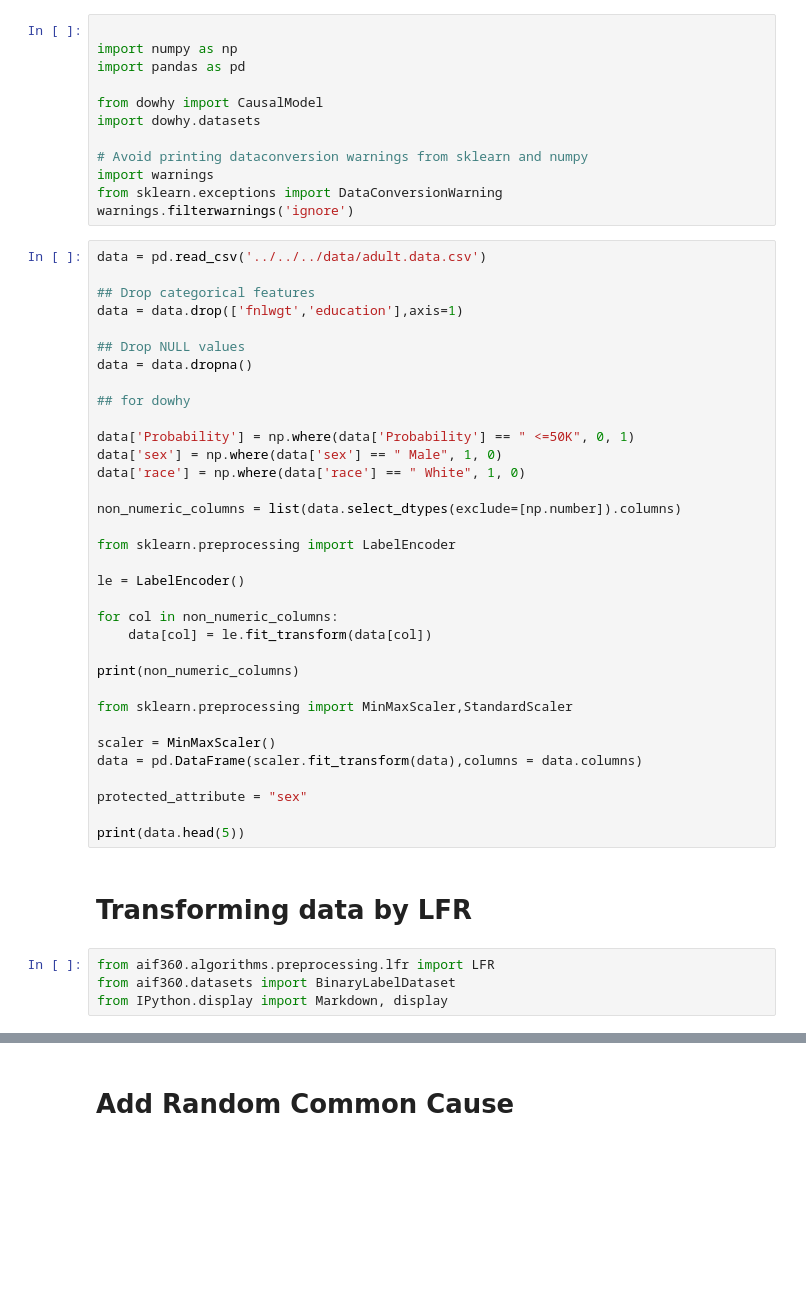
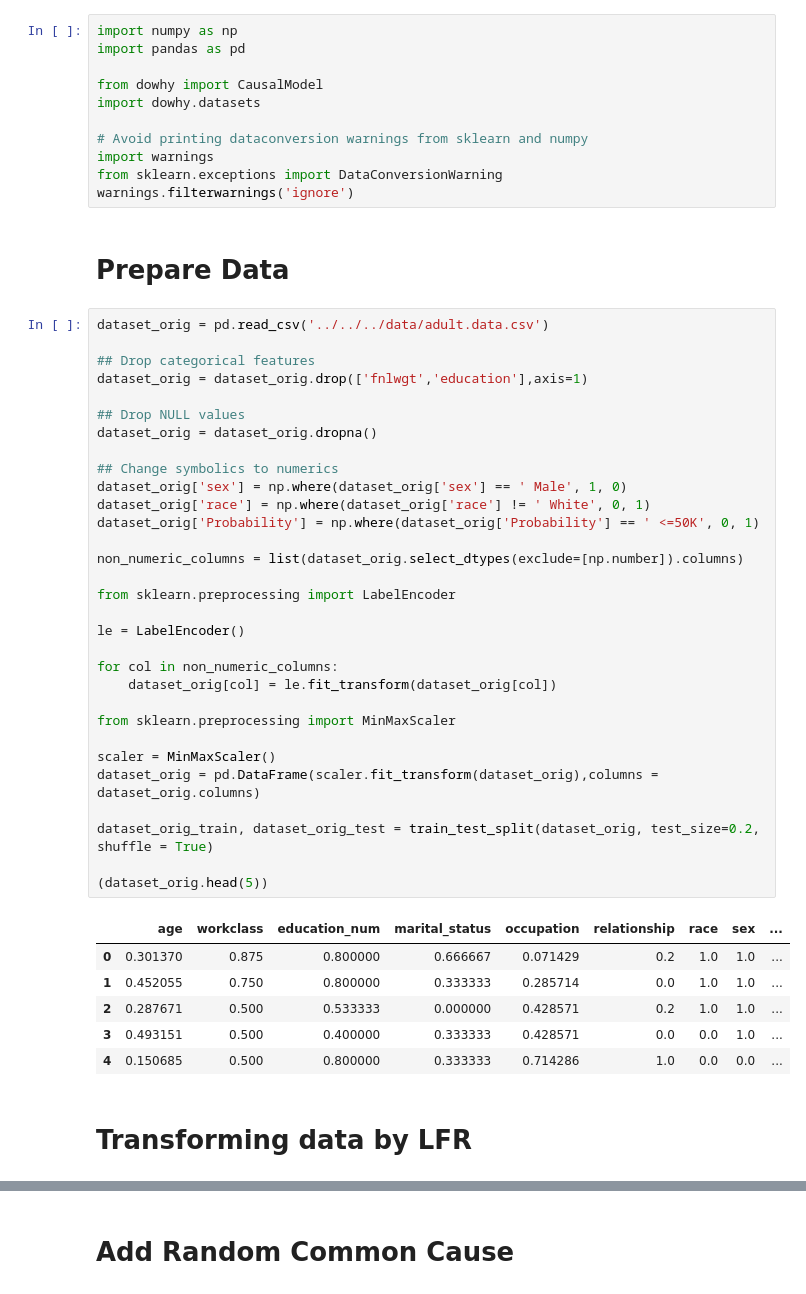
Before and after one commit to anonymous12138/Causality-Testing, a Jupyter notebook: src/dowhy/LFR/Adult-Sex.ipynb, the cells around one changed output, grey strips where cells are left out. Drawn from its saved outputs; the diff is of its cells as text; blank space fills up the shorter version.

```diff
--- a/src/dowhy/LFR/Adult-Sex.ipynb
+++ b/src/dowhy/LFR/Adult-Sex.ipynb
@@ -1,5 +1,4 @@
 # %%
-
 import numpy as np
 import pandas as pd
 
@@ -10,43 +9,45 @@ import dowhy.datasets
 import warnings
 from sklearn.exceptions import DataConversionWarning
 warnings.filterwarnings('ignore')
+# %% [markdown]
+# Prepare Data
 # %%
-data = pd.read_csv('../../../data/adult.data.csv')
+dataset_orig = pd.read_csv('../../../data/adult.data.csv')
 
 ## Drop categorical features
-data = data.drop(['fnlwgt','education'],axis=1)
+dataset_orig = dataset_orig.drop(['fnlwgt','education'],axis=1)
 
 ## Drop NULL values
-data = data.dropna()
+dataset_orig = dataset_orig.dropna()
 
-## for dowhy
+## Change symbolics to numerics
+dataset_orig['sex'] = np.where(dataset_orig['sex'] == ' Male', 1, 0)
+dataset_orig['race'] = np.where(dataset_orig['race'] != ' White', 0, 1)
+dataset_orig['Probability'] = np.where(dataset_orig['Probability'] == ' <=50K', 0, 1)
 
-data['Probability'] = np.where(data['Probability'] == " <=50K", 0, 1)
-data['sex'] = np.where(data['sex'] == " Male", 1, 0)
-data['race'] = np.where(data['race'] == " White", 1, 0)
-
-non_numeric_columns = list(data.select_dtypes(exclude=[np.number]).columns)
+non_numeric_columns = list(dataset_orig.select_dtypes(exclude=[np.number]).columns)
 
 from sklearn.preprocessing import LabelEncoder
 
 le = LabelEncoder()
 
 for col in non_numeric_columns:
-    data[col] = le.fit_transform(data[col])
+    dataset_orig[col] = le.fit_transform(dataset_orig[col])
 
-print(non_numeric_columns)
-
-from sklearn.preprocessing import MinMaxScaler,StandardScaler
+from sklearn.preprocessing import MinMaxScaler
 
 scaler = MinMaxScaler()
-data = pd.DataFrame(scaler.fit_transform(data),columns = data.columns)
+dataset_orig = pd.DataFrame(scaler.fit_transform(dataset_orig),columns = dataset_orig.columns)
 
-protected_attribute = "sex"
+dataset_orig_train, dataset_orig_test = train_test_split(dataset_orig, test_size=0.2, shuffle = True)
 
-print(data.head(5))
+(dataset_orig.head(5))
+# %% [output]
+|  | age | workclass | education_num | marital_status | occupation | relationship | race | sex | ... |
+| 0 | 0.301370 | 0.875 | 0.800000 | 0.666667 | 0.071429 | 0.2 | 1.0 | 1.0 | ... |
+| 1 | 0.452055 | 0.750 | 0.800000 | 0.333333 | 0.285714 | 0.0 | 1.0 | 1.0 | ... |
+| 2 | 0.287671 | 0.500 | 0.533333 | 0.000000 | 0.428571 | 0.2 | 1.0 | 1.0 | ... |
+| 3 | 0.493151 | 0.500 | 0.400000 | 0.333333 | 0.428571 | 0.0 | 0.0 | 1.0 | ... |
+| 4 | 0.150685 | 0.500 | 0.800000 | 0.333333 | 0.714286 | 1.0 | 0.0 | 0.0 | ... |
 # %% [markdown]
 # Transforming data by LFR
-# %%
-from aif360.algorithms.preprocessing.lfr import LFR
-from aif360.datasets import BinaryLabelDataset
-from IPython.display import Markdown, display
```
Also changed, not shown: parts of 12 cells of this notebook, 10 other files.
